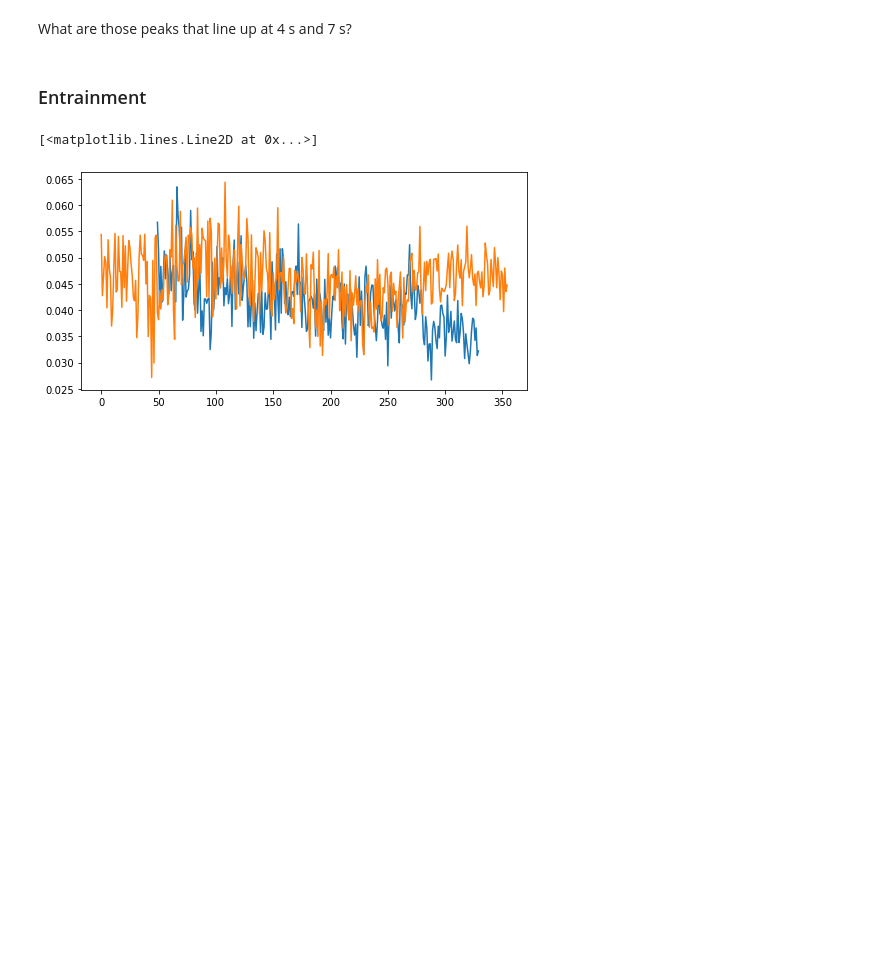
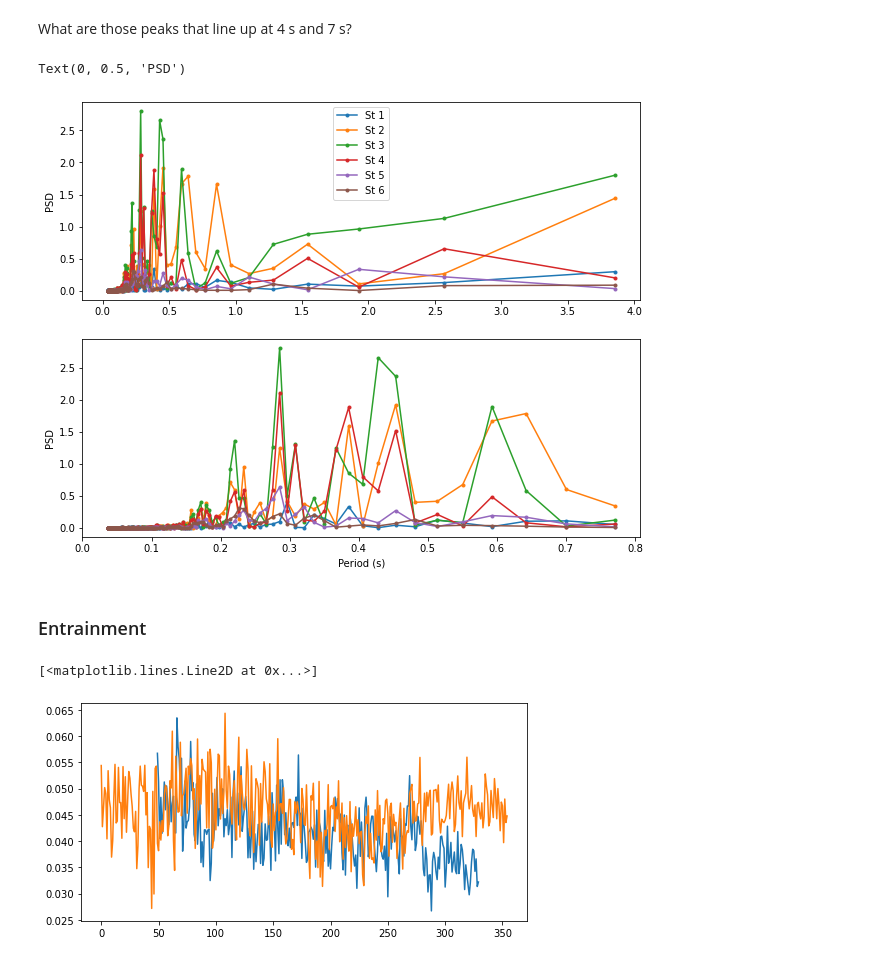
Before and after one commit to anakarinarm/GravityCurrent, a Jupyter notebook: paper_correcciones/pressure_timeseries_analysis.ipynb, the cells around one changed output. Cells and saved outputs as stored; diff of their text form; code cells hidden in the pictures; blank space fills up the shorter version.

Commit message:
added pressure spectra

```diff
--- a/paper_correcciones/pressure_timeseries_analysis.ipynb
+++ b/paper_correcciones/pressure_timeseries_analysis.ipynb
@@ -32,5 +35,24 @@ for st in range(1,7):
+# %%
+samp_freq = 1/(df.time[5]-df.time[4])
 # %% [markdown]
 What are those peaks that line up at 4 s and 7 s?
+# %%
+fig,(ax,ax2) = plt.subplots(2,1,figsize=(10,8))
+
+for st in range(1,7):
+    filename = ('GCer07_Pres%d_c1.txt' %st)
+    df = pd.read_csv(filename, sep='\t', names=['time','pressure'])
+    freq, psd = signal.periodogram(df.pressure, samp_freq, detrend='constant')
+    ax.plot(1/freq[2:], psd[2:],'.-', label='St %d' %st)
+    ax2.plot(1/freq[10:], psd[10:],'.-', label='St %d' %st)
+
+ax.legend()
+ax2.set_xlabel('Period (s)')
+ax.set_ylabel('PSD')
+ax2.set_ylabel('PSD')
+# %% [output]
+Text(0, 0.5, 'PSD')
+[figure, added]
 # %% [markdown]
 ### Entrainment
 # %%
```
Also changed, not shown: parts of 4 cells of this notebook.
